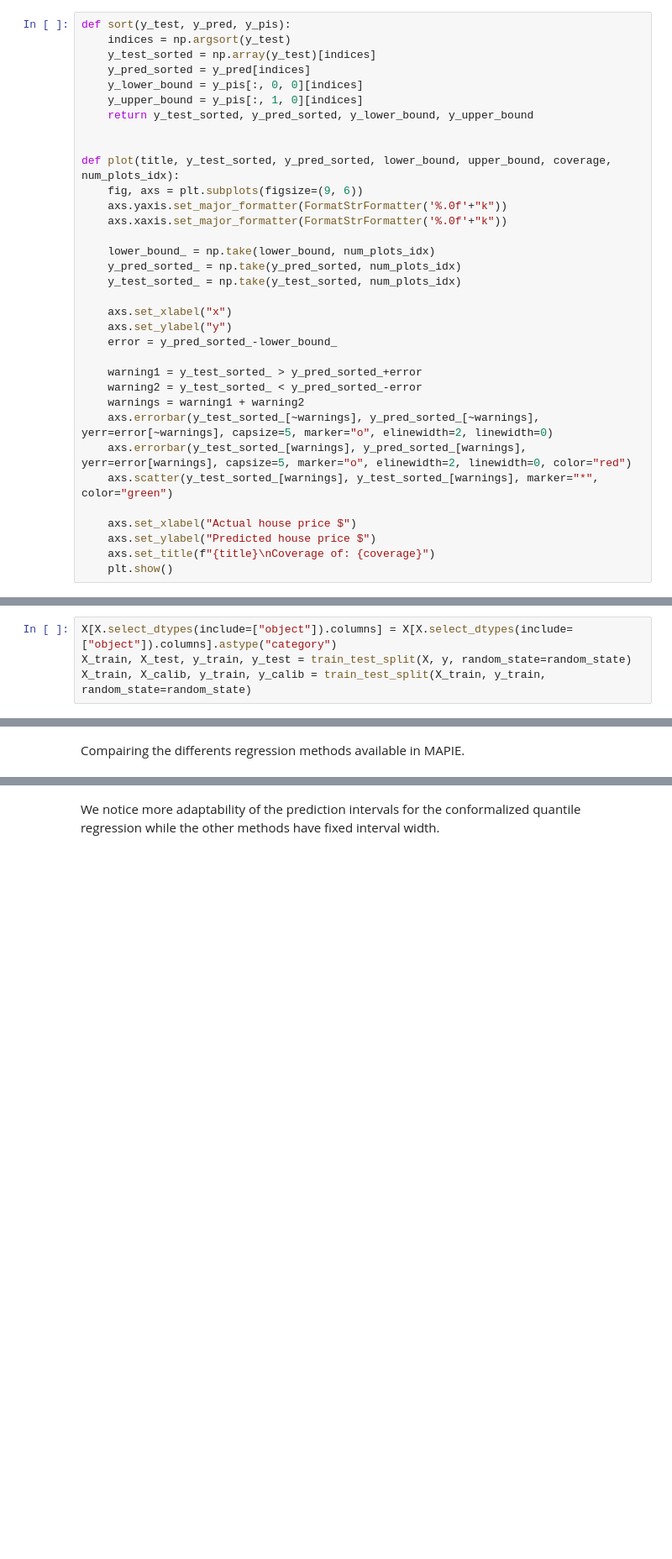
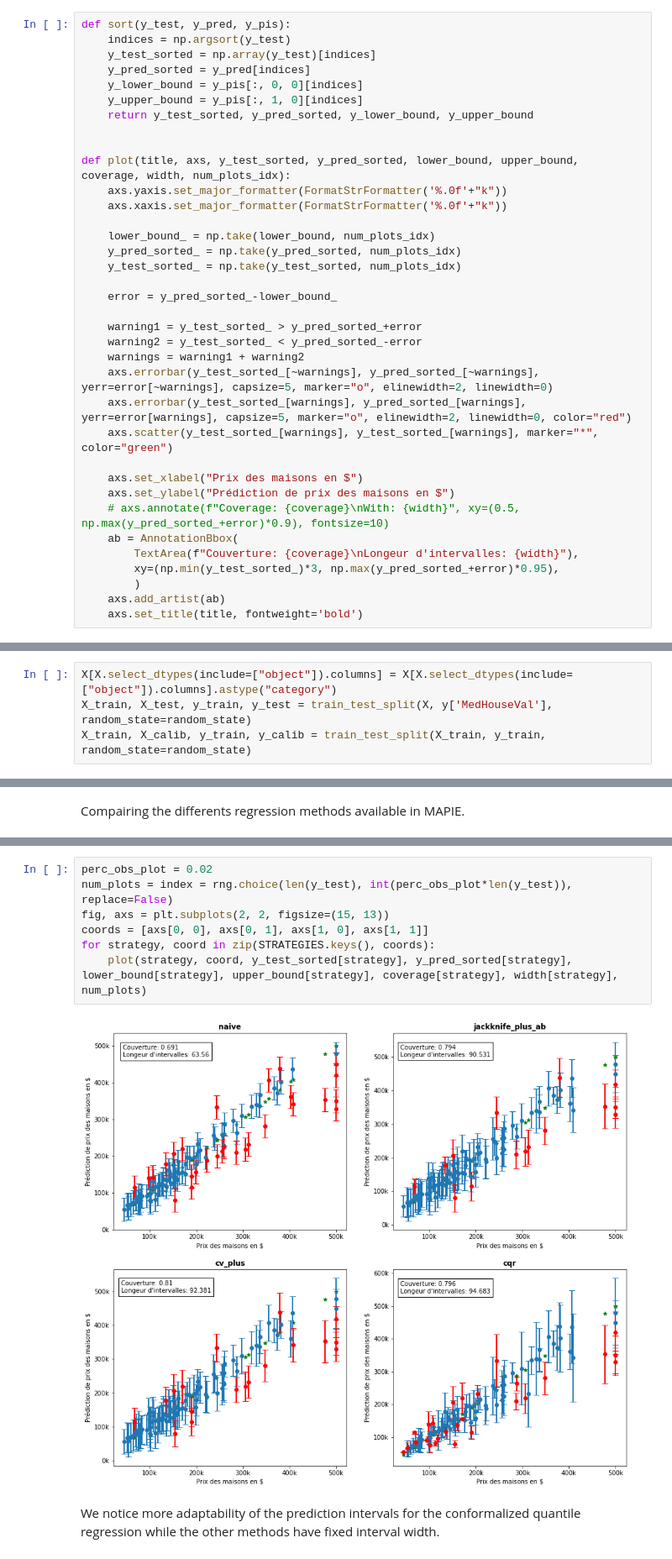
Before and after one commit to scikit-learn-contrib/MAPIE, a Jupyter notebook: notebooks/regression/regression_methods.ipynb, the cells around one changed output, grey strips where cells are left out. Shown at 84% size. Drawn from its saved outputs; the diff is of its cells as text; blank space fills up the shorter version.

```diff
--- a/notebooks/regression/regression_methods.ipynb
+++ b/notebooks/regression/regression_methods.ipynb
@@ -27,8 +34,7 @@ def sort(y_test, y_pred, y_pis):
     return y_test_sorted, y_pred_sorted, y_lower_bound, y_upper_bound
 
 
-def plot(title, y_test_sorted, y_pred_sorted, lower_bound, upper_bound, coverage, num_plots_idx):
-    fig, axs = plt.subplots(figsize=(9, 6))
+def plot(title, axs, y_test_sorted, y_pred_sorted, lower_bound, upper_bound, coverage, width, num_plots_idx):
     axs.yaxis.set_major_formatter(FormatStrFormatter('%.0f'+"k"))
     axs.xaxis.set_major_formatter(FormatStrFormatter('%.0f'+"k"))
 
@@ -36,8 +42,6 @@ def plot(title, y_test_sorted, y_pred_sorted, lower_bound, upper_bound, coverage
     y_pred_sorted_ = np.take(y_pred_sorted, num_plots_idx)
     y_test_sorted_ = np.take(y_test_sorted, num_plots_idx)
 
-    axs.set_xlabel("x")
-    axs.set_ylabel("y")
     error = y_pred_sorted_-lower_bound_
 
     warning1 = y_test_sorted_ > y_pred_sorted_+error
@@ -47,9 +51,14 @@ def plot(title, y_test_sorted, y_pred_sorted, lower_bound, upper_bound, coverage
     axs.errorbar(y_test_sorted_[warnings], y_pred_sorted_[warnings], yerr=error[warnings], capsize=5, marker="o", elinewidth=2, linewidth=0, color="red")
     axs.scatter(y_test_sorted_[warnings], y_test_sorted_[warnings], marker="*", color="green")
 
-    axs.set_xlabel("Actual house price $")
-    axs.set_ylabel("Predicted house price $")
-    axs.set_title(f"{title}\nCoverage of: {coverage}")
-    plt.show()
+    axs.set_xlabel("Prix des maisons en $")
+    axs.set_ylabel("Prédiction de prix des maisons en $")
+    # axs.annotate(f"Coverage: {coverage}\nWith: {width}", xy=(0.5, np.max(y_pred_sorted_+error)*0.9), fontsize=10)
+    ab = AnnotationBbox(
+        TextArea(f"Couverture: {coverage}\nLongeur d'intervalles: {width}"),
+        xy=(np.min(y_test_sorted_)*3, np.max(y_pred_sorted_+error)*0.95),
+        )
+    axs.add_artist(ab)
+    axs.set_title(title, fontweight='bold')
 # %% [markdown]
 # Data
@@ -71,6 +88,6 @@ X = pd.DataFrame(X)
 # %%
 X[X.select_dtypes(include=["object"]).columns] = X[X.select_dtypes(include=["object"]).columns].astype("category")
-X_train, X_test, y_train, y_test = train_test_split(X, y, random_state=random_state)
+X_train, X_test, y_train, y_test = train_test_split(X, y['MedHouseVal'], random_state=random_state)
 X_train, X_calib, y_train, y_calib = train_test_split(X_train, y_train, random_state=random_state)
 # %% [markdown]
 # Optimizing
@@ -139,3 +141,12 @@ for item in STRATEGIES:
+# %%
+perc_obs_plot = 0.02
+num_plots = index = rng.choice(len(y_test), int(perc_obs_plot*len(y_test)), replace=False)
+fig, axs = plt.subplots(2, 2, figsize=(15, 13))
+coords = [axs[0, 0], axs[0, 1], axs[1, 0], axs[1, 1]]
+for strategy, coord in zip(STRATEGIES.keys(), coords):
+    plot(strategy, coord, y_test_sorted[strategy], y_pred_sorted[strategy], lower_bound[strategy], upper_bound[strategy], coverage[strategy], width[strategy], num_plots)
+# %% [output]
+[figure, added]
 # %% [markdown]
 We notice more adaptability of the prediction intervals for the conformalized quantile regression while the other methods have fixed interval width.
 # %%
```
Also changed, not shown: parts of 12 cells of this notebook, 1 other file.
